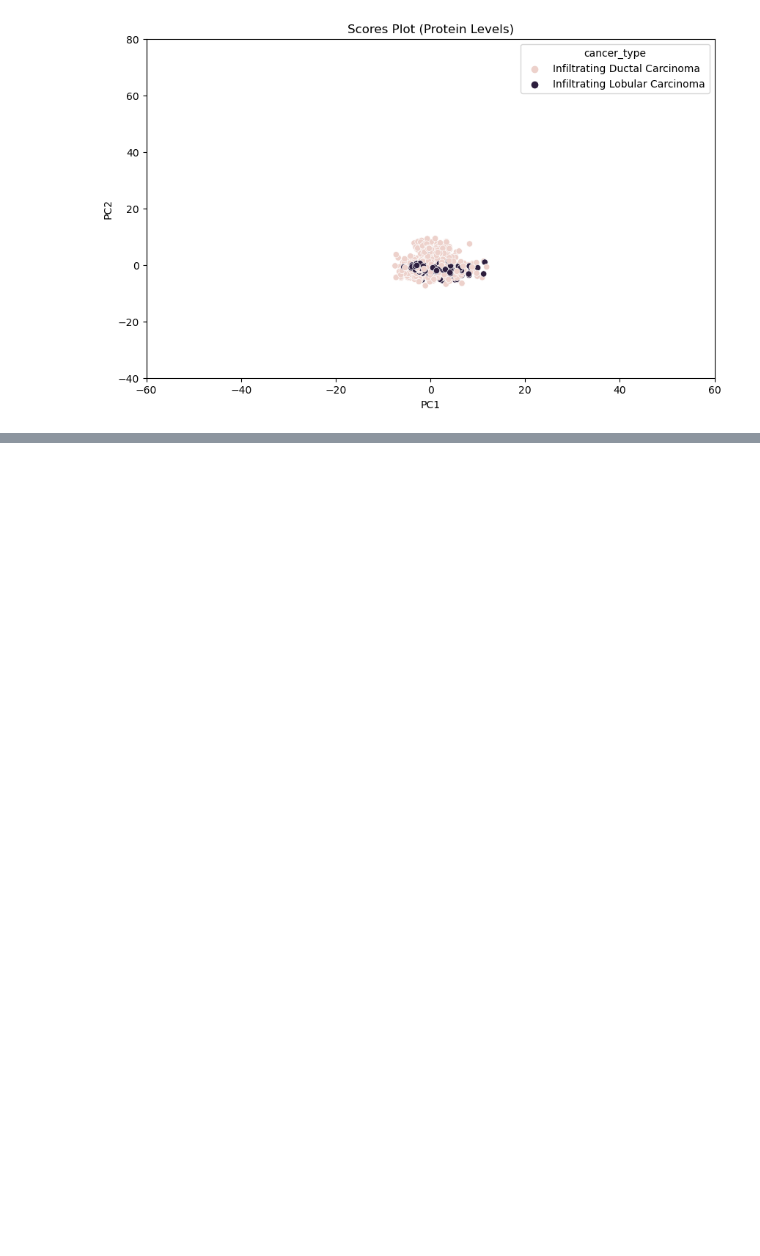
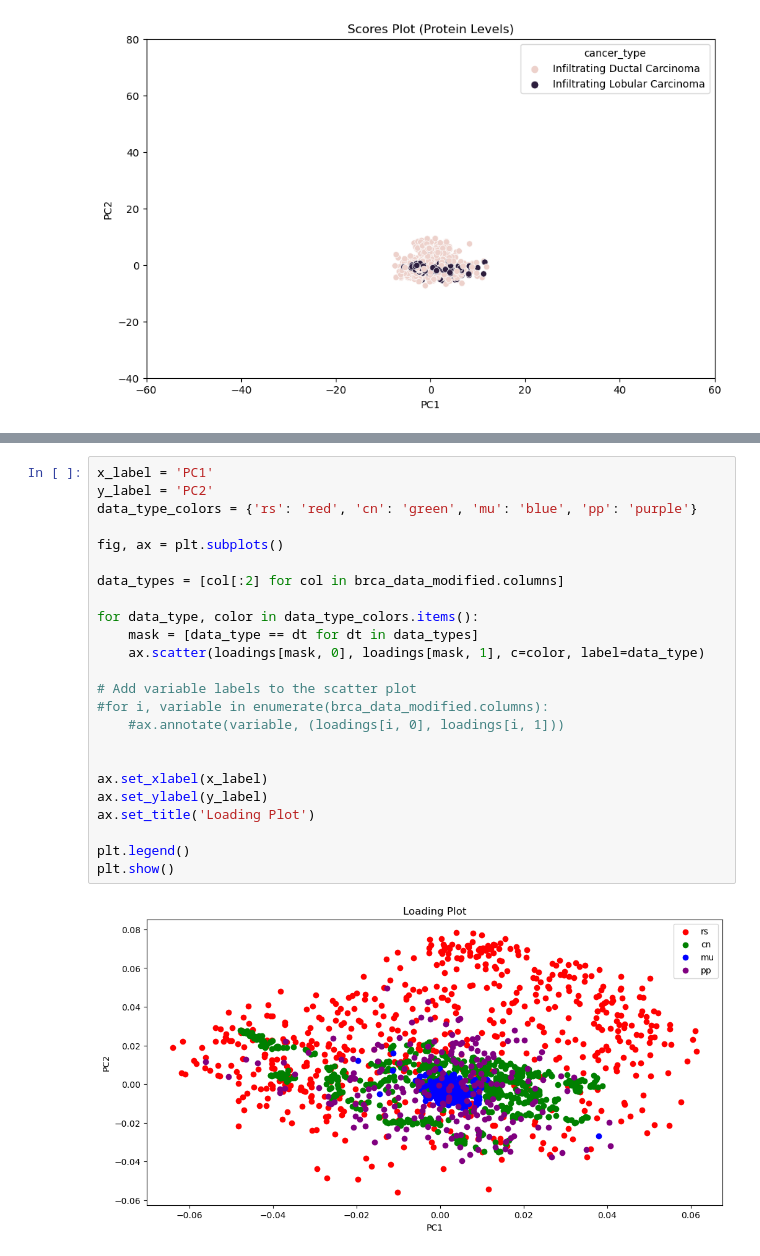
Before and after one commit to chanananins/BRCA-PCA, a Jupyter notebook: PCA Restart.ipynb, the cells around one changed output, grey strips where cells are left out. Saved outputs shown, nothing was run; the diff lists cells and outputs as text; blank space fills up the shorter version.

```diff
--- a/PCA Restart.ipynb
+++ b/PCA Restart.ipynb
@@ -346,0 +377,26 @@ plt.show()
+# %%
+x_label = 'PC1'
+y_label = 'PC2'
+data_type_colors = {'rs': 'red', 'cn': 'green', 'mu': 'blue', 'pp': 'purple'}
+
+fig, ax = plt.subplots()
+
+data_types = [col[:2] for col in brca_data_modified.columns]
+
+for data_type, color in data_type_colors.items():
+    mask = [data_type == dt for dt in data_types]
+    ax.scatter(loadings[mask, 0], loadings[mask, 1], c=color, label=data_type)
+
+# Add variable labels to the scatter plot
+#for i, variable in enumerate(brca_data_modified.columns):
+    #ax.annotate(variable, (loadings[i, 0], loadings[i, 1]))
+
+
+ax.set_xlabel(x_label)
+ax.set_ylabel(y_label)
+ax.set_title('Loading Plot')
+
+plt.legend()
+plt.show()
+# %% [output]
+[figure, added]
```
Also changed, not shown: parts of 10 cells of this notebook.
